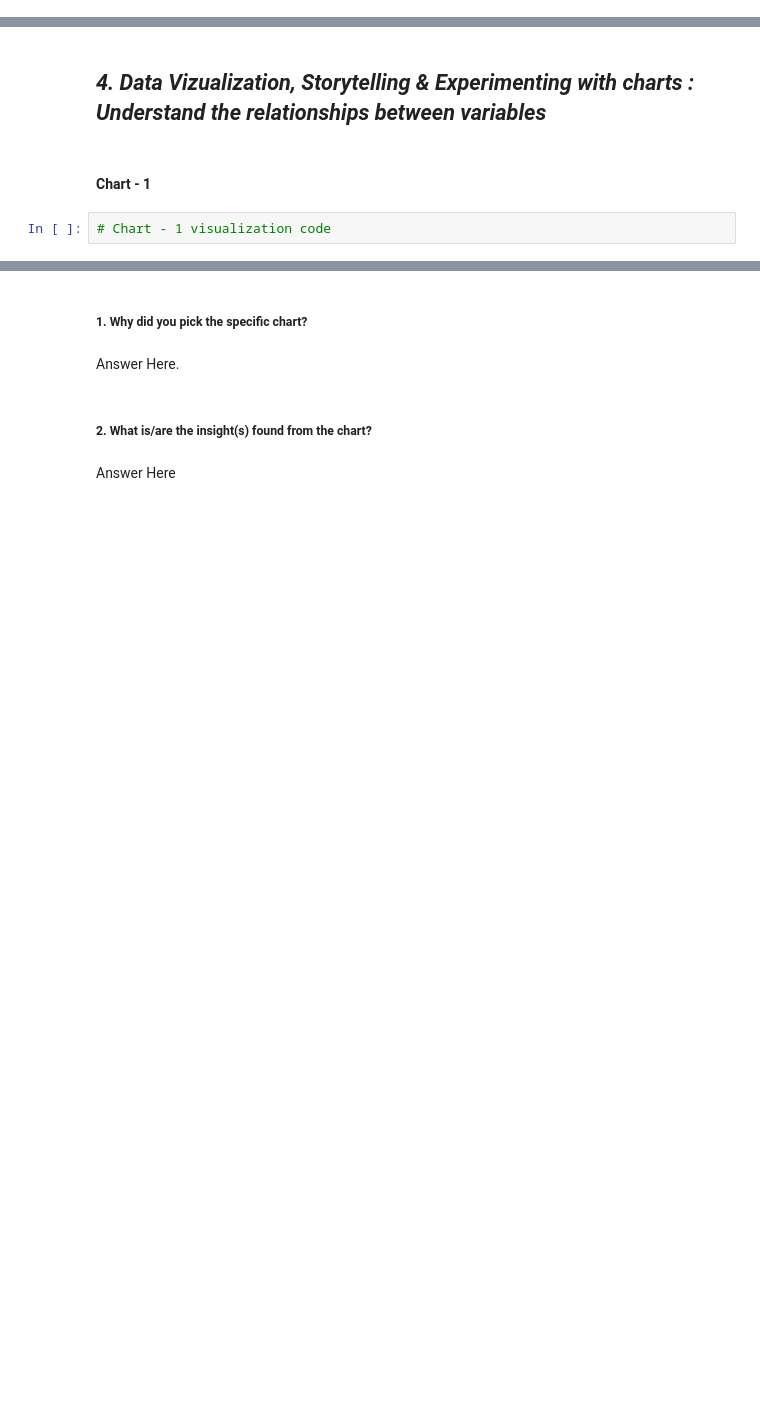
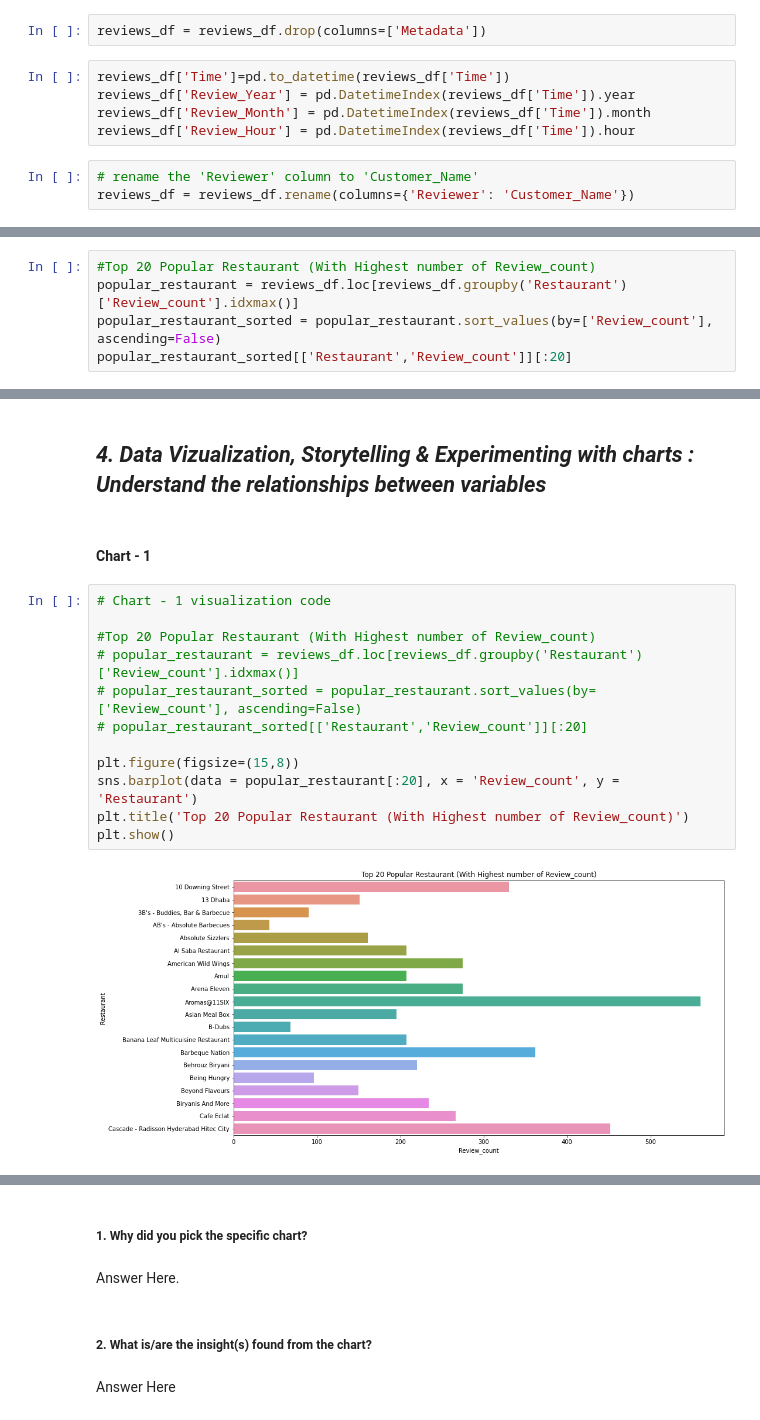
Before and after one commit to v1git12/Capstone-Project-4-Zomato-Restraurant-Clustering-And-Sentiment-Analysis, a Jupyter notebook: Zomato_Restaurant_Clustering_&_Sentiment_Analysis.ipynb, the cells around one changed output, grey strips where cells are left out. Saved outputs shown, nothing was run; the diff lists cells and outputs as text; blank space fills up the shorter version.

Commit message:
Understanding Data, understanding Variables and Visualize null values

```diff
--- a/Zomato_Restaurant_Clustering_&_Sentiment_Analysis.ipynb
+++ b/Zomato_Restaurant_Clustering_&_Sentiment_Analysis.ipynb
@@ -342,0 +613,10 @@ dtype: int64
+# %%
+reviews_df = reviews_df.drop(columns=['Metadata'])
+# %%
+reviews_df['Time']=pd.to_datetime(reviews_df['Time'])
+reviews_df['Review_Year'] = pd.DatetimeIndex(reviews_df['Time']).year
+reviews_df['Review_Month'] = pd.DatetimeIndex(reviews_df['Time']).month
+reviews_df['Review_Hour'] = pd.DatetimeIndex(reviews_df['Time']).hour
+# %%
+# rename the 'Reviewer' column to 'Customer_Name'
+reviews_df = reviews_df.rename(columns={'Reviewer': 'Customer_Name'})
@@ -342,0 +731,5 @@ dtype: int64
+# %%
+#Top 20 Popular Restaurant (With Highest number of Review_count)
+popular_restaurant = reviews_df.loc[reviews_df.groupby('Restaurant')['Review_count'].idxmax()]
+popular_restaurant_sorted = popular_restaurant.sort_values(by=['Review_count'], ascending=False)
+popular_restaurant_sorted[['Restaurant','Review_count']][:20]
@@ -348,5 +816,17 @@ Answer Here.
 ## ***4. Data Vizualization, Storytelling & Experimenting with charts : Understand the relationships between variables***
 # %% [markdown]
 #### Chart - 1
-# %%
-# Chart - 1 visualization code
+# %%
+# Chart - 1 visualization code
+
+#Top 20 Popular Restaurant (With Highest number of Review_count)
+# popular_restaurant = reviews_df.loc[reviews_df.groupby('Restaurant')['Review_count'].idxmax()]
+# popular_restaurant_sorted = popular_restaurant.sort_values(by=['Review_count'], ascending=False)
+# popular_restaurant_sorted[['Restaurant','Review_count']][:20]
+
+plt.figure(figsize=(15,8))
+sns.barplot(data = popular_restaurant[:20], x = 'Review_count', y = 'Restaurant')
+plt.title('Top 20 Popular Restaurant (With Highest number of Review_count)')
+plt.show()
+# %% [output]
+[figure, added]
```
Also changed, not shown: parts of 49 cells of this notebook.
